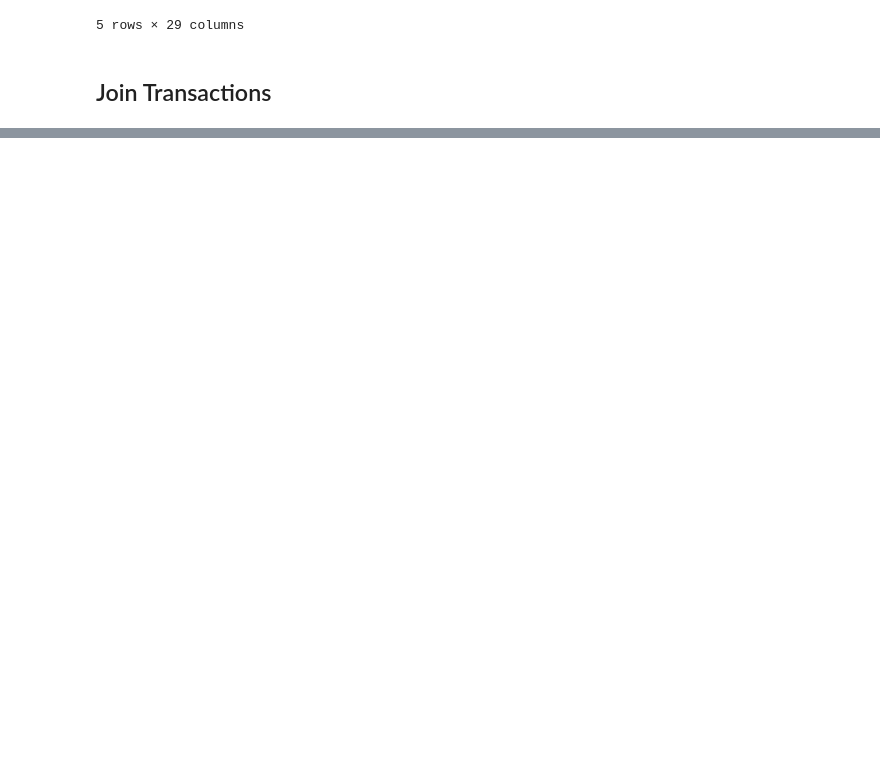
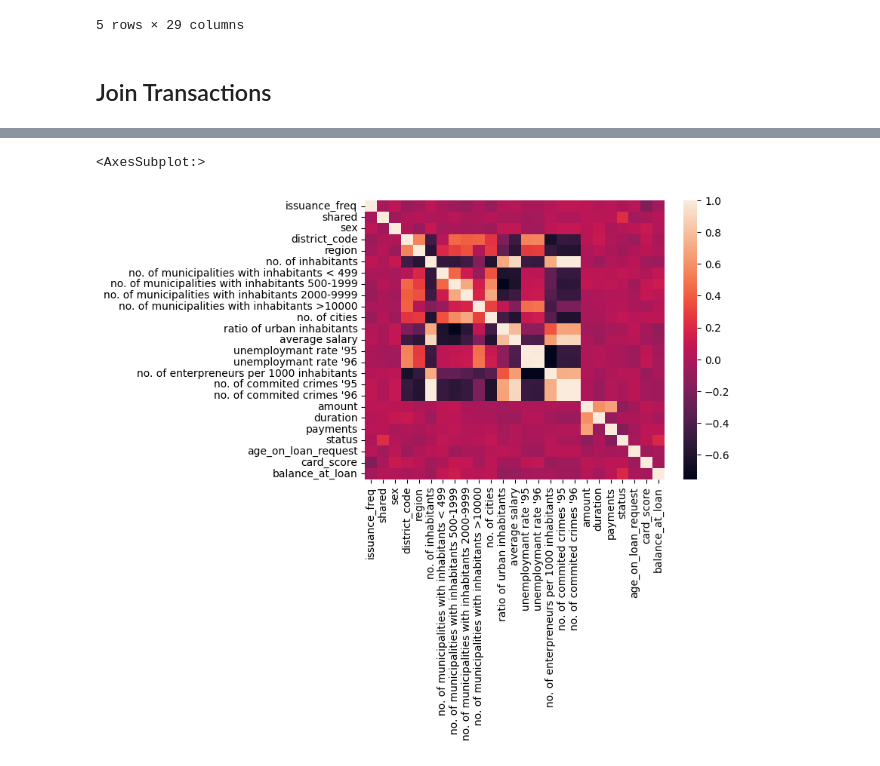
Before and after one commit to DreFlo/ac-2223, a Jupyter notebook: proj_notebook.ipynb, the cells around one changed output, grey strips where cells are left out. Saved outputs shown, nothing was run; the diff lists cells and outputs as text; code cells hidden in the pictures; blank space fills up the shorter version.

```diff
--- a/proj_notebook.ipynb
+++ b/proj_notebook.ipynb
@@ -542,0 +545,7 @@ object
+# %%
+joined_df['shared'] = joined_df['shared'].astype('bool')
+# %%
+joined_df['status'] = joined_df['status'].apply(lambda x: 1 if x == 1 else 0)
+joined_df['status'] = joined_df['status'].astype('bool')
+# %%
+joined_df.drop(columns=['district_name', 'account_id', 'disp_id'], inplace=True)
@@ -542,0 +556,11 @@ object
+# %%
+cat = ['sex', 'region', 'issuance_freq']
+
+joined_df[cat] = joined_df[cat].astype('category')
+
+joined_df[cat] = joined_df[cat].apply(lambda x : x.cat.codes)
+# %%
+sb.heatmap(joined_df.corr())
+# %% [output]
+<AxesSubplot:>
+[figure, added]
```
Also changed, not shown: parts of 20 cells of this notebook.
